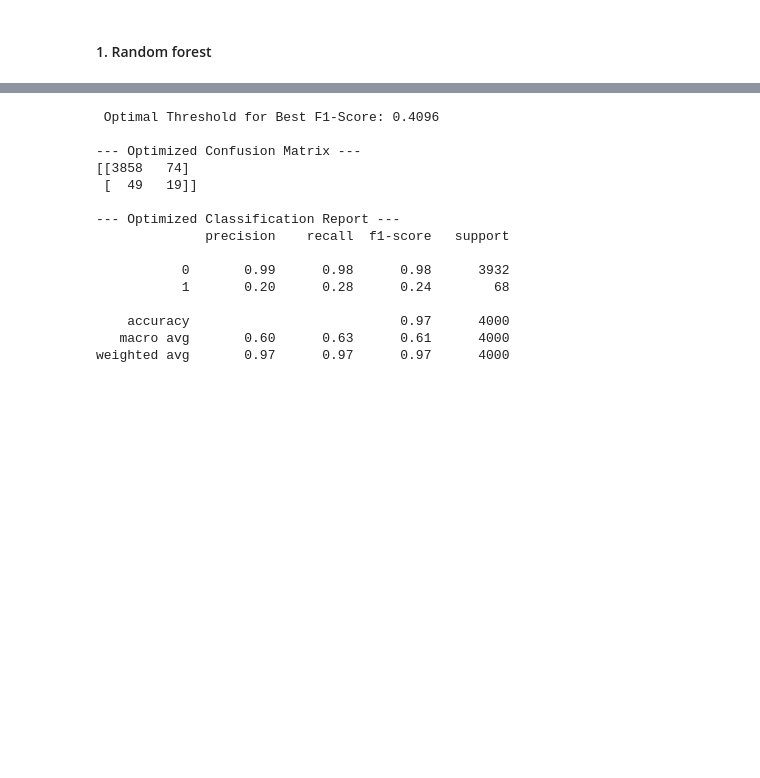
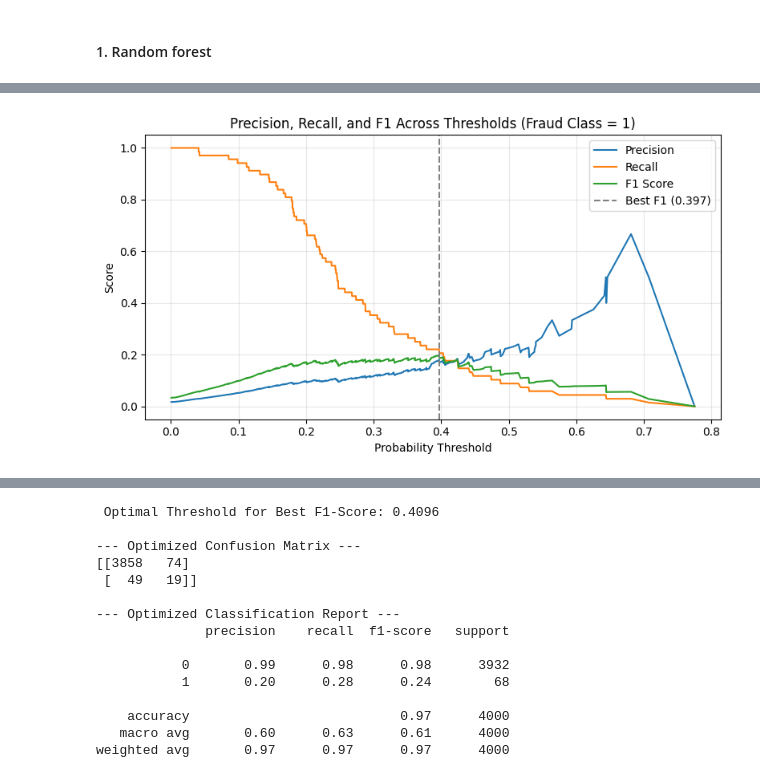
Before and after one commit to vireona/Credit-Card-Fraud-Detection, a Jupyter notebook: credit_card_fraud_detection.ipynb, the cells around one changed output, grey strips where cells are left out. Drawn from its saved outputs; the diff is of its cells as text; code cells hidden in the pictures; blank space fills up the shorter version.

Commit message:
new models

```diff
--- a/credit_card_fraud_detection.ipynb
+++ b/credit_card_fraud_detection.ipynb
@@ -241,15 +239,16 @@ cvv_retry_count is the clearest signal: each failed CVV attempt pushes the fraud
 # %% [markdown]
 #### StratifiedKFold on Training Data
 # %%
+import numpy as np
 from sklearn.model_selection import StratifiedKFold
-import numpy as np
 
 n_splits = 5
 skf = StratifiedKFold(n_splits=n_splits, shuffle=True, random_state=42)
 
 y_train_arr = np.asarray(y_train, dtype=int)
+splits = list(skf.split(X_train, y_train_arr))
 
-for fold, (train_idx, val_idx) in enumerate(skf.split(X_train, y_train_arr), start=1):
+for fold, (train_idx, val_idx) in enumerate(splits, start=1):
     X_tr = X_train.iloc[train_idx]
     y_tr = y_train_arr[train_idx]
     X_va = X_train.iloc[val_idx]
@@ -368,0 +759,78 @@ Calculated scale_pos_weight: 58.04
+# %%
+import matplotlib.pyplot as plt
+import numpy as np
+import pandas as pd
+from sklearn.metrics import precision_recall_curve
+
+# 1. Print sorted feature importances
+feature_names = encoder.get_feature_names_out()
+# Clean optional "cat__" / "remainder__" prefixes for readability
+clean_names = [name.split("__", 1)[-1] for name in feature_names]
+
+importances_df = (
+    pd.DataFrame(
+        {
+            "feature": clean_names,
+            "importance": rf_model.feature_importances_,
+        }
+    )
+    .sort_values("importance", ascending=False)
+    .reset_index(drop=True)
+)
+importances_df["cumulative_importance"] = importances_df["importance"].cumsum()
+
+print("--- Top Feature Importances ---")
+print(importances_df.to_string(index=False, float_format=lambda x: f"{x:.4f}"))
+
+# 2. Tabulate precision, recall, and F1 across thresholds
+precision, recall, thresholds = precision_recall_curve(y_test, y_pred_proba)
+
+# precision_recall_curve has len(thresholds) == len(precision) - 1
+p_t = precision[:-1]
+r_t = recall[:-1]
+f1_t = np.where((p_t + r_t) > 0, 2 * (p_t * r_t) / (p_t + r_t), 0.0)
+
+thresh_df = pd.DataFrame(
+    {
+        "threshold": thresholds,
+        "precision": p_t,
+        "recall": r_t,
+        "f1": f1_t,
+    }
+)
+
+# Sample ~15 evenly spaced rows across the threshold range for clean display
+sample_idx = np.linspace(0, len(thresh_df) - 1, 15, dtype=int)
+print("\n--- Metrics Across Thresholds (Sampled) ---")
+print(
+    thresh_df.iloc[sample_idx].to_string(
+        index=False, float_format=lambda x: f"{x:.4f}"
+    )
+)
+
+# Best F1 threshold
+best_f1_idx = int(np.argmax(f1_t))
+print(
+    f"\nBest F1: {f1_t[best_f1_idx]:.4f} at threshold={thresholds[best_f1_idx]:.4f} "
+    f"(precision={p_t[best_f1_idx]:.4f}, recall={r_t[best_f1_idx]:.4f})"
+)
+
+# 3. Plot Precision, Recall, and F1 vs. Threshold
+plt.figure(figsize=(8, 4.5))
+plt.plot(thresholds, p_t, label="Precision")
+plt.plot(thresholds, r_t, label="Recall")
+plt.plot(thresholds, f1_t, label="F1 Score")
+plt.axvline(
+    thresholds[best_f1_idx],
+    color="gray",
+    linestyle="--",
+    label=f"Best F1 ({thresholds[best_f1_idx]:.3f})",
+)
+plt.xlabel("Probability Threshold")
+plt.ylabel("Score")
+plt.title("Precision, Recall, and F1 Across Thresholds (Fraud Class = 1)")
+plt.legend()
+plt.grid(True, alpha=0.3)
+plt.tight_layout()
+plt.show()
+# %% [output]
@@ -369,3 +854,4 @@ Calculated scale_pos_weight: 58.04
+[figure, added]
 # %%
 from sklearn.ensemble import RandomForestClassifier
 from sklearn.metrics import classification_report, confusion_matrix, roc_auc_score, precision_recall_curve, auc
```
Also changed, not shown: parts of 25 cells of this notebook, 8 other files.
